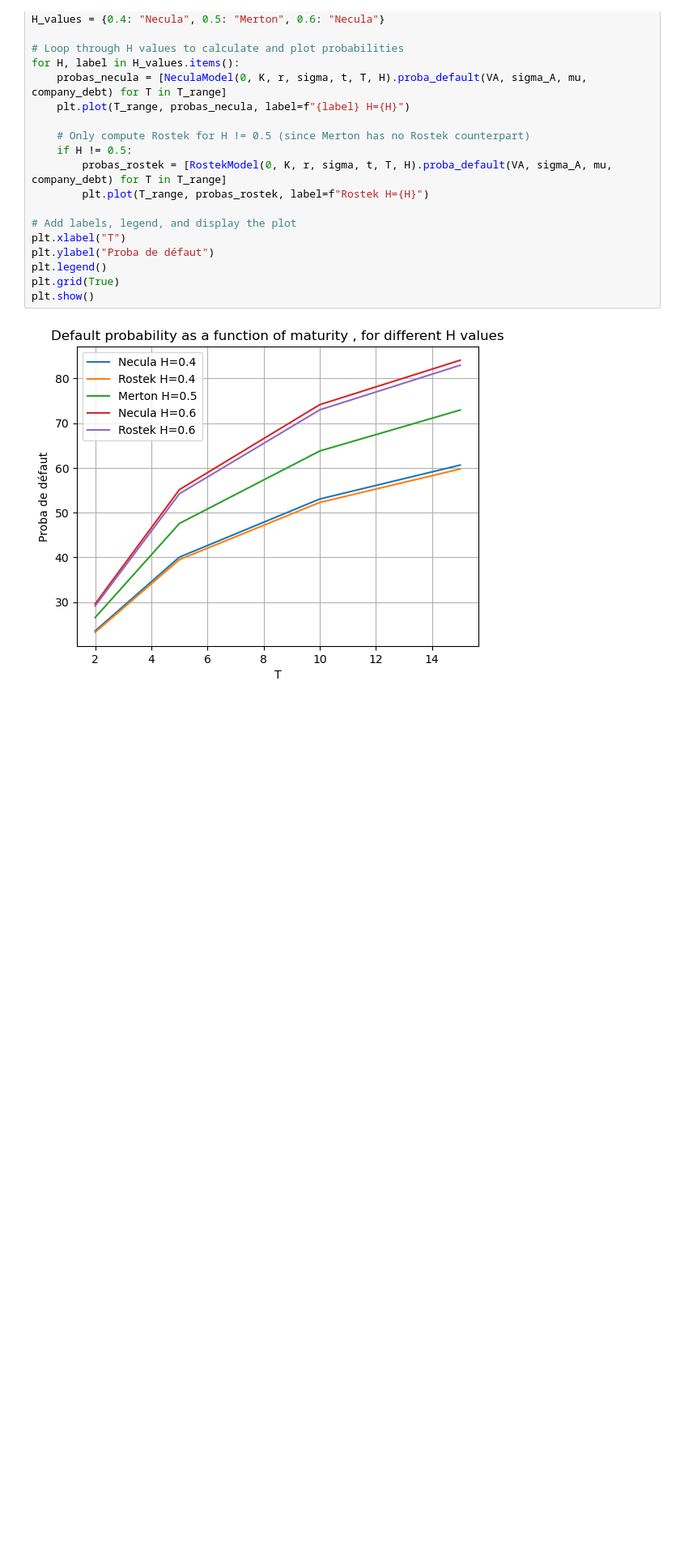
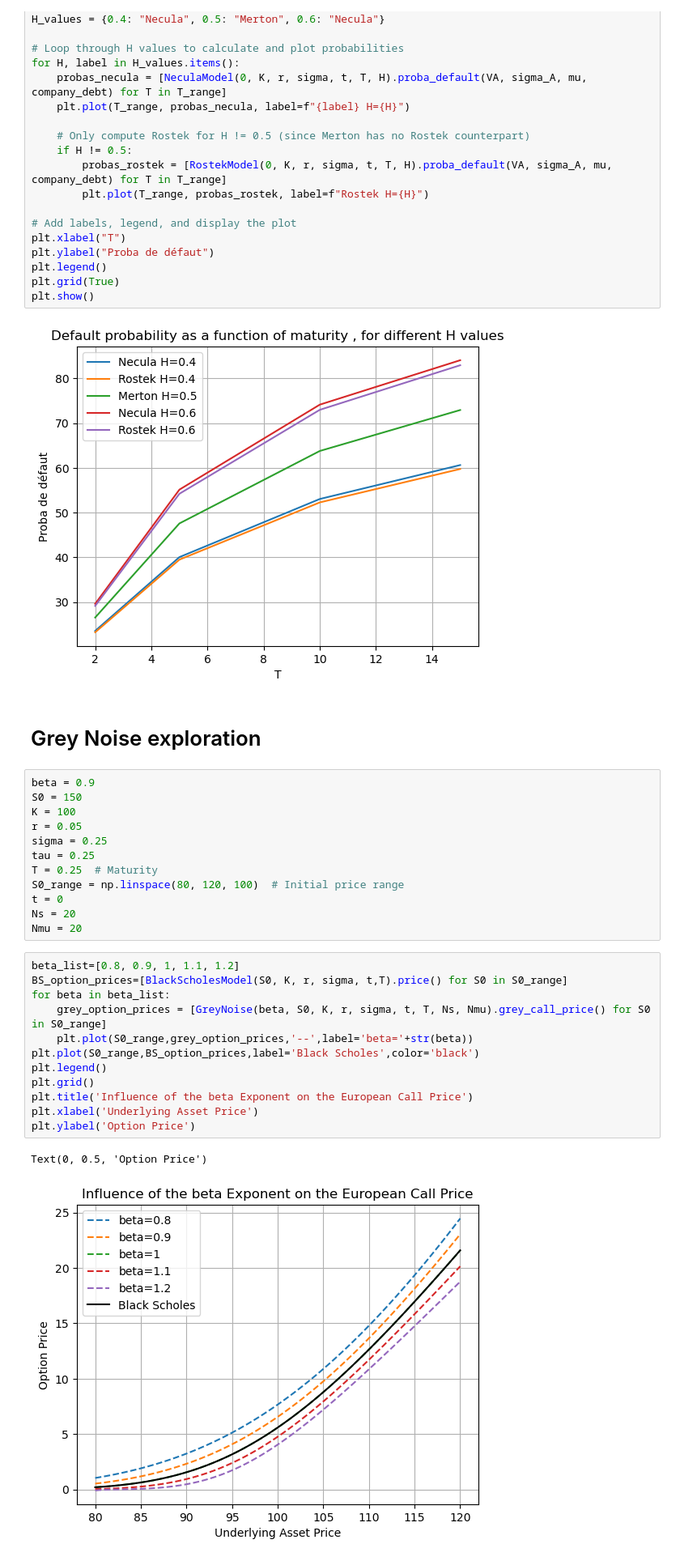
Before and after one commit to k-bargaoui/LongRangeDefaultProbas, a Jupyter notebook: Euro call FBM/call_option_tester.ipynb, the cells around one changed output. Shown at 81% size. Saved outputs shown, nothing was run; the diff lists cells and outputs as text; blank space fills up the shorter version.

Commit message:
importing grey noise call pricer

```diff
--- a/Euro call FBM/call_option_tester.ipynb
+++ b/Euro call FBM/call_option_tester.ipynb
@@ -70,3 +71,32 @@ plt.grid(True)
 plt.show()
 # %% [output]
 [figure]
+# %% [markdown]
+# Grey Noise exploration
+# %%
+beta = 0.9
+S0 = 150
+K = 100
+r = 0.05
+sigma = 0.25
+tau = 0.25
+T = 0.25  # Maturity
+S0_range = np.linspace(80, 120, 100)  # Initial price range
+t = 0
+Ns = 20
+Nmu = 20
+# %%
+beta_list=[0.8, 0.9, 1, 1.1, 1.2]
+BS_option_prices=[BlackScholesModel(S0, K, r, sigma, t,T).price() for S0 in S0_range]
+for beta in beta_list:
+    grey_option_prices = [GreyNoise(beta, S0, K, r, sigma, t, T, Ns, Nmu).grey_call_price() for S0 in S0_range]
+    plt.plot(S0_range,grey_option_prices,'--',label='beta='+str(beta))
+plt.plot(S0_range,BS_option_prices,label='Black Scholes',color='black')
+plt.legend()
+plt.grid()
+plt.title('Influence of the beta Exponent on the European Call Price')
+plt.xlabel('Underlying Asset Price')
+plt.ylabel('Option Price')
+# %% [output]
+Text(0, 0.5, 'Option Price')
+[figure, added]
```
Also changed, not shown: parts of 1 cell of this notebook, 1 other file.
